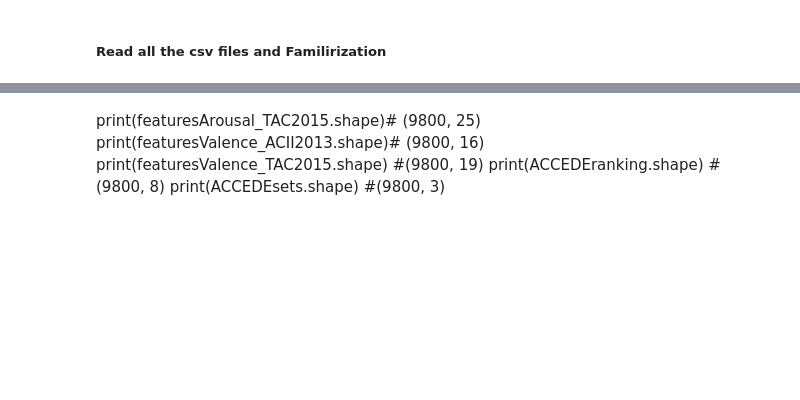
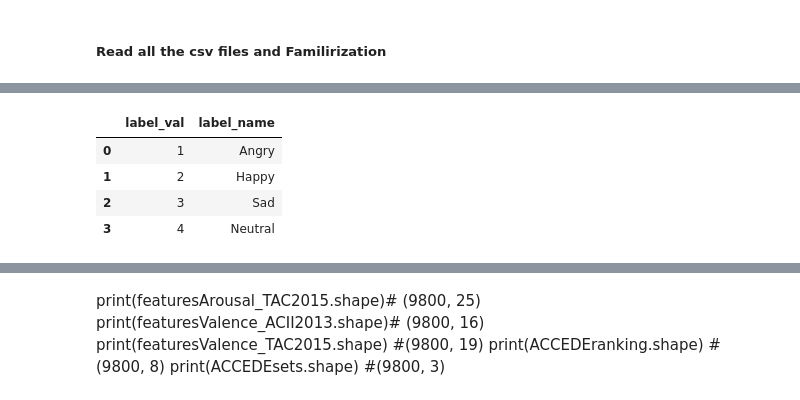
Before and after one commit to Nivedita-256/MMSR_Systems, a Jupyter notebook: Classification_arousalvalance.ipynb, the cells around one changed output, grey strips where cells are left out. Saved outputs shown, nothing was run; the diff lists cells and outputs as text; code cells hidden in the pictures; blank space fills up the shorter version.

```diff
--- a/Classification_arousalvalance.ipynb
+++ b/Classification_arousalvalance.ipynb
@@ -68,0 +79,10 @@ ACCEDEsets_temp.head(5)
+# %%
+label = {'label_val': [1, 2,3,4], 'label_name': ['Angry','Happy','Sad', 'Neutral']}
+label = pd.DataFrame(data=label)
+label
+# %% [output]
+|  | label_val | label_name |
+| 0 | 1 | Angry |
+| 1 | 2 | Happy |
+| 2 | 3 | Sad |
+| 3 | 4 | Neutral |
```
Also changed, not shown: parts of 17 cells of this notebook.
